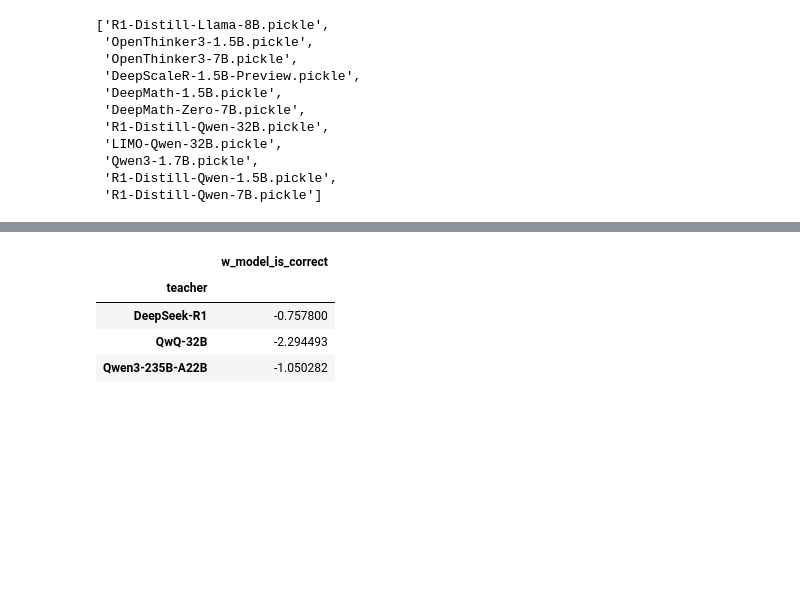
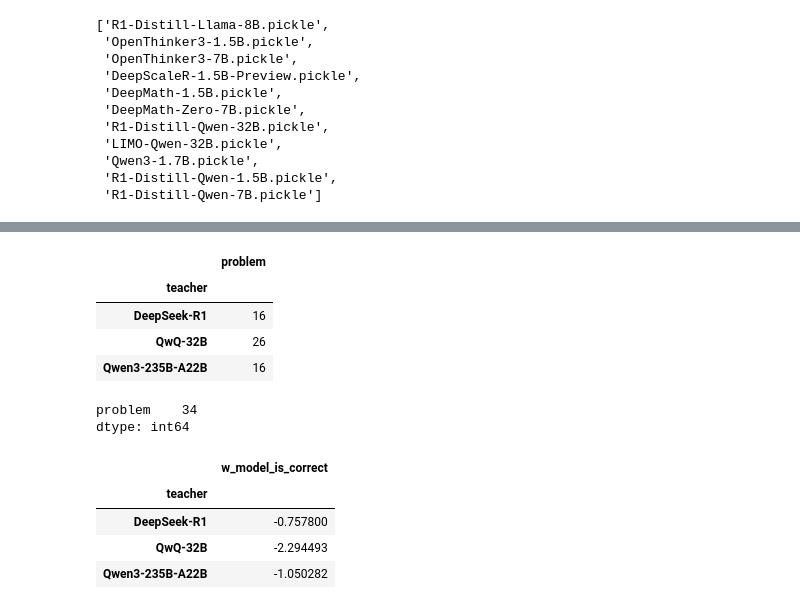
Before and after one commit to Aochong-Li/perturb-r, a Jupyter notebook: notebook/math/benchmark_eval.ipynb, the cells around one changed output, grey strips where cells are left out. Saved outputs shown, nothing was run; the diff lists cells and outputs as text; code cells hidden in the pictures; blank space fills up the shorter version.

```diff
--- a/notebook/math/benchmark_eval.ipynb
+++ b/notebook/math/benchmark_eval.ipynb
@@ -434,3 +510,16 @@ df.groupby(["teacher", "ratio"])[["model_is_correct"]].mean()
+# %%
+df.groupby("teacher")[["problem"]].nunique()
+# %% [output]
+|  | problem |
+| teacher |  |
+| DeepSeek-R1 | 16 |
+| QwQ-32B | 26 |
+| Qwen3-235B-A22B | 16 |
+# %%
+df[["problem"]].nunique()
+# %% [output]
+problem    34
+dtype: int64
 # %%
 def weight_acc (df, c:int = 1000):
     in_df = df.copy()
```
Also changed, not shown: parts of 11 cells of this notebook, 6 other files.
